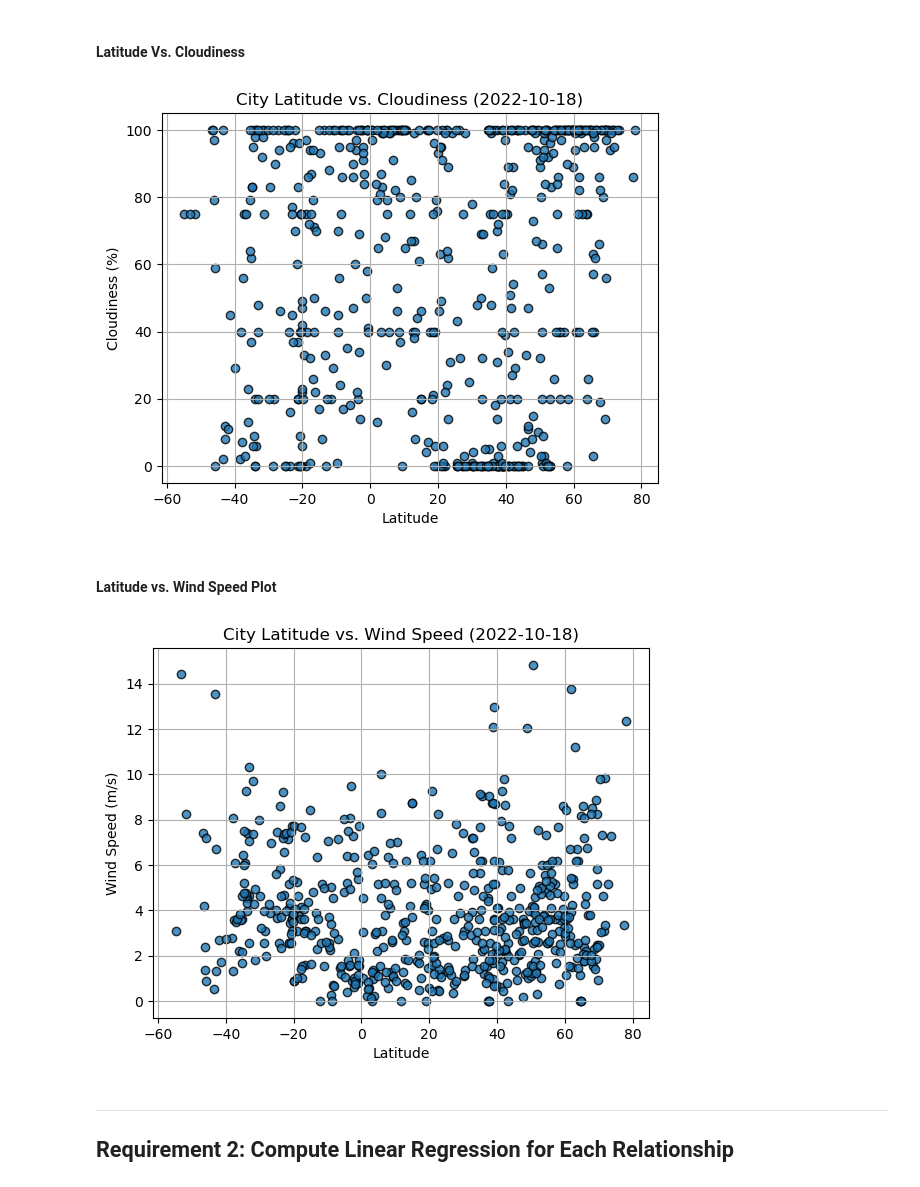
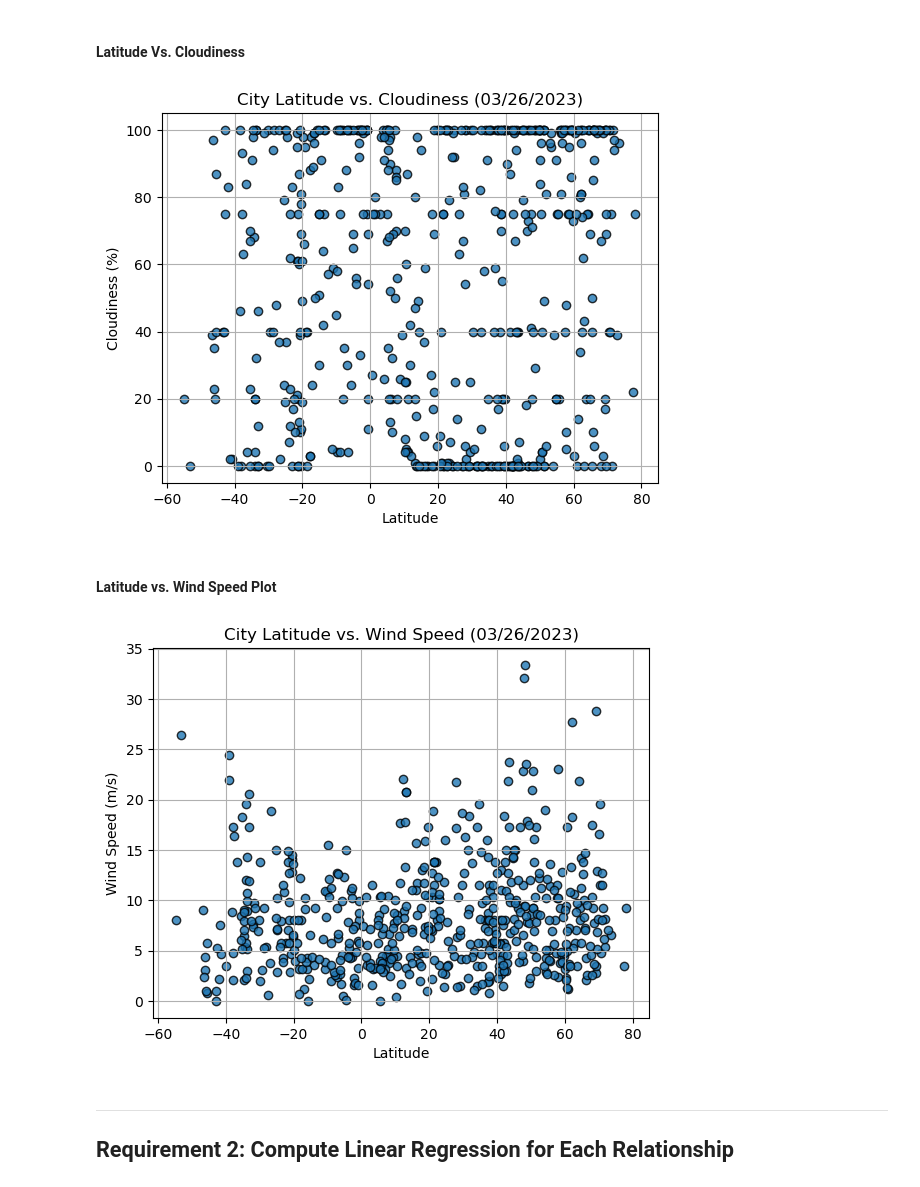
Before and after one commit to Evis-S/python-api-challenge, a Jupyter notebook: starter_code/WeatherPy.ipynb, the cells around one changed output. Saved outputs shown, nothing was run; the diff lists cells and outputs as text; code cells hidden in the pictures.

```diff
--- a/starter_code/WeatherPy.ipynb
+++ b/starter_code/WeatherPy.ipynb
@@ -200,6 +187,6 @@ city_data_df.to_csv("output_data/cities.csv", index_label="City_ID")
 # %%
 # Read saved data
-city_data_df = pd.read_csv("output_data/cities.csv", index_col="City_ID")
+city_data_df = pd.read_csv("city.csv", index_col="City_ID")
 
 # Display sample data
 city_data_df.head()
@@ -249,34 +241,40 @@ plt.show()
 #### Latitude Vs. Cloudiness
 # %%
 # Build the scatter plots for latitude vs. cloudiness
-# YOUR CODE HERE
+plt.scatter(city_data_df["Lat"],city_data_df["Cloudiness"], edgecolor="black", linewidths=1, marker="o", alpha=0.8, label="Cities")
 
 # Incorporate the other graph properties
-# YOUR CODE HERE
+plt.title("City Latitude vs. Cloudiness (03/26/2023)" )
+plt.ylabel("Cloudiness (%)")
+plt.xlabel("Latitude")
+plt.grid(True)
 
 # Save the figure
-plt.savefig("output_data/Fig3.png")
+plt.savefig("City Latitude vs. Cloudiness .png")
 
 # Show plot
 plt.show()
 # %% [output]
-[figure, old version]
+[figure, new version]
 # %% [markdown]
 #### Latitude vs. Wind Speed Plot
 # %%
 # Build the scatter plots for latitude vs. wind speed
-# YOUR CODE HERE
+plt.scatter(city_data_df["Lat"],city_data_df["Wind Speed"], edgecolor="black", linewidths=1, marker="o", alpha=0.8, label="Cities")
 
 # Incorporate the other graph properties
-# YOUR CODE HERE
+plt.title("City Latitude vs. Wind Speed (03/26/2023)" )
+plt.ylabel("Wind Speed (m/s)")
+plt.xlabel("Latitude")
+plt.grid(True)
 
 # Save the figure
-plt.savefig("output_data/Fig4.png")
+plt.savefig("City Latitude vs. Wind Speed .png")
 
 # Show plot
 plt.show()
 # %% [output]
-[figure, old version]
+[figure, new version]
 # %% [markdown]
 ---
 
```
Also changed, not shown: parts of 40 cells of this notebook, 13 other files.
